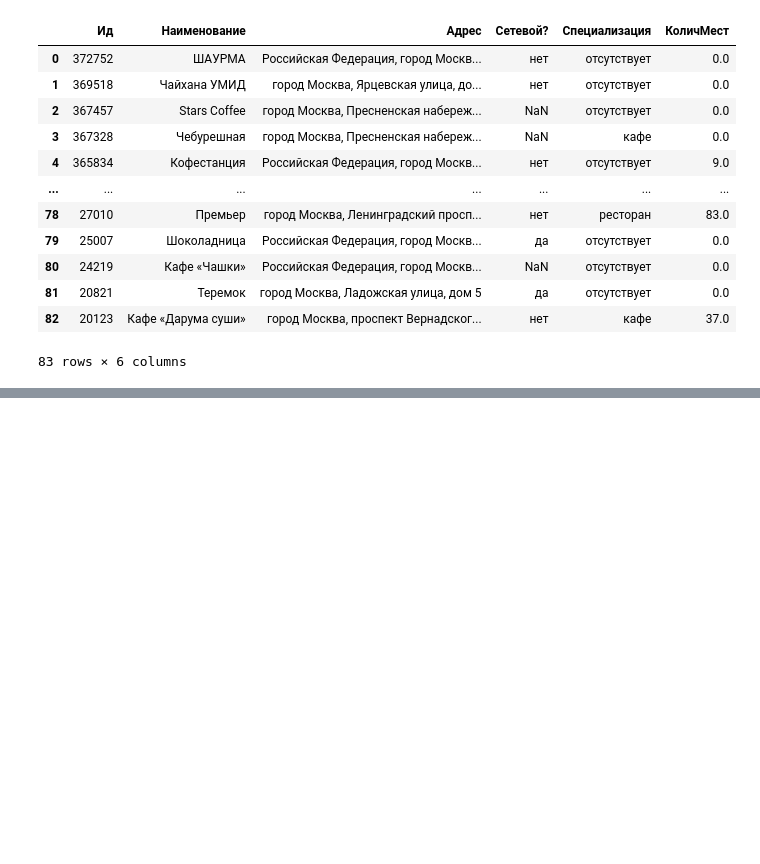
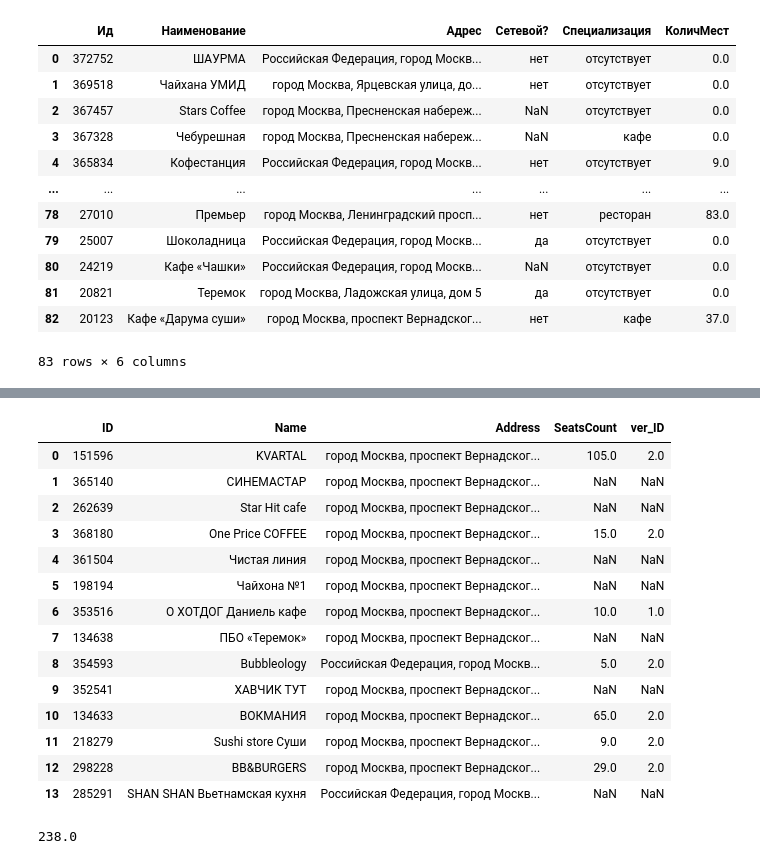
Before and after one commit to gbrs/basics_of_pandas, a Jupyter notebook: 6_3.ipynb, the cells around one changed output, grey strips where cells are left out. Cells and saved outputs as stored; diff of their text form; code cells hidden in the pictures; blank space fills up the shorter version.

```diff
--- a/6_3.ipynb
+++ b/6_3.ipynb
@@ -391,0 +392,3 @@ pd.read_csv('6_4_6.csv', sep=',')
+# %%
+df_main = pd.read_csv('6_main.csv')
+df_main.head(1)
@@ -391,0 +398,3 @@ pd.read_csv('6_4_6.csv', sep=',')
+# %%
+df_seats_property = pd.read_csv('6_seats_property.csv', index_col='ID')
+df_seats_property.head(1)
@@ -391,0 +405,3 @@ pd.read_csv('6_4_6.csv', sep=',')
+# %%
+df_seats_property = df_seats_property.groupby('ID').max('ver_ID').reset_index()
+df_seats_property
@@ -391,0 +422,23 @@ pd.read_csv('6_4_6.csv', sep=',')
+# %%
+df = df_main[df_main.Address.str.contains('86А')].merge(df_seats_property, how='left')
+df
+# %% [output]
+|  | ID | Name | Address | SeatsCount | ver_ID |
+| 0 | 151596 | KVARTAL | город Москва, проспект Вернадског... | 105.0 | 2.0 |
+| 1 | 365140 | СИНЕМАСТАР | город Москва, проспект Вернадског... | NaN | NaN |
+| 2 | 262639 | Star Hit cafe | город Москва, проспект Вернадског... | NaN | NaN |
+| 3 | 368180 | One Price COFFEE | город Москва, проспект Вернадског... | 15.0 | 2.0 |
+| 4 | 361504 | Чистая линия | город Москва, проспект Вернадског... | NaN | NaN |
+| 5 | 198194 | Чайхона №1 | город Москва, проспект Вернадског... | NaN | NaN |
+| 6 | 353516 | О ХОТДОГ Даниель кафе | город Москва, проспект Вернадског... | 10.0 | 1.0 |
+| 7 | 134638 | ПБО «Теремок» | город Москва, проспект Вернадског... | NaN | NaN |
+| 8 | 354593 | Bubbleology | Российская Федерация, город Москв... | 5.0 | 2.0 |
+| 9 | 352541 | ХАВЧИК ТУТ | город Москва, проспект Вернадског... | NaN | NaN |
+| 10 | 134633 | ВОКМАНИЯ | город Москва, проспект Вернадског... | 65.0 | 2.0 |
+| 11 | 218279 | Sushi store Суши | город Москва, проспект Вернадског... | 9.0 | 2.0 |
+| 12 | 298228 | BB&BURGERS | город Москва, проспект Вернадског... | 29.0 | 2.0 |
+| 13 | 285291 | SHAN SHAN Вьетнамская кухня | Российская Федерация, город Москв... | NaN | NaN |
+# %%
+df.SeatsCount.sum()
+# %% [output]
+238.0
```
Also changed, not shown: parts of 4 cells of this notebook.
